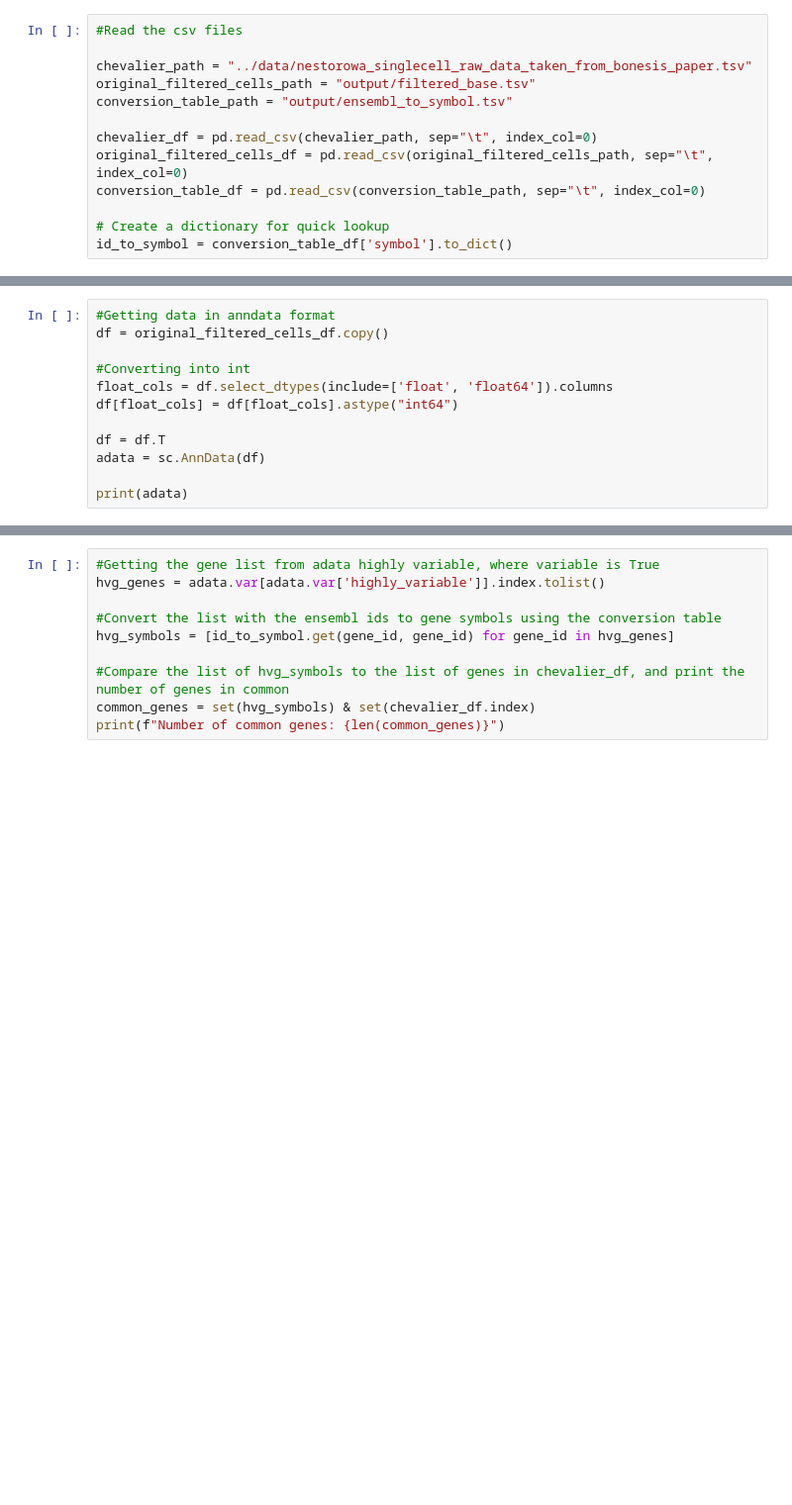
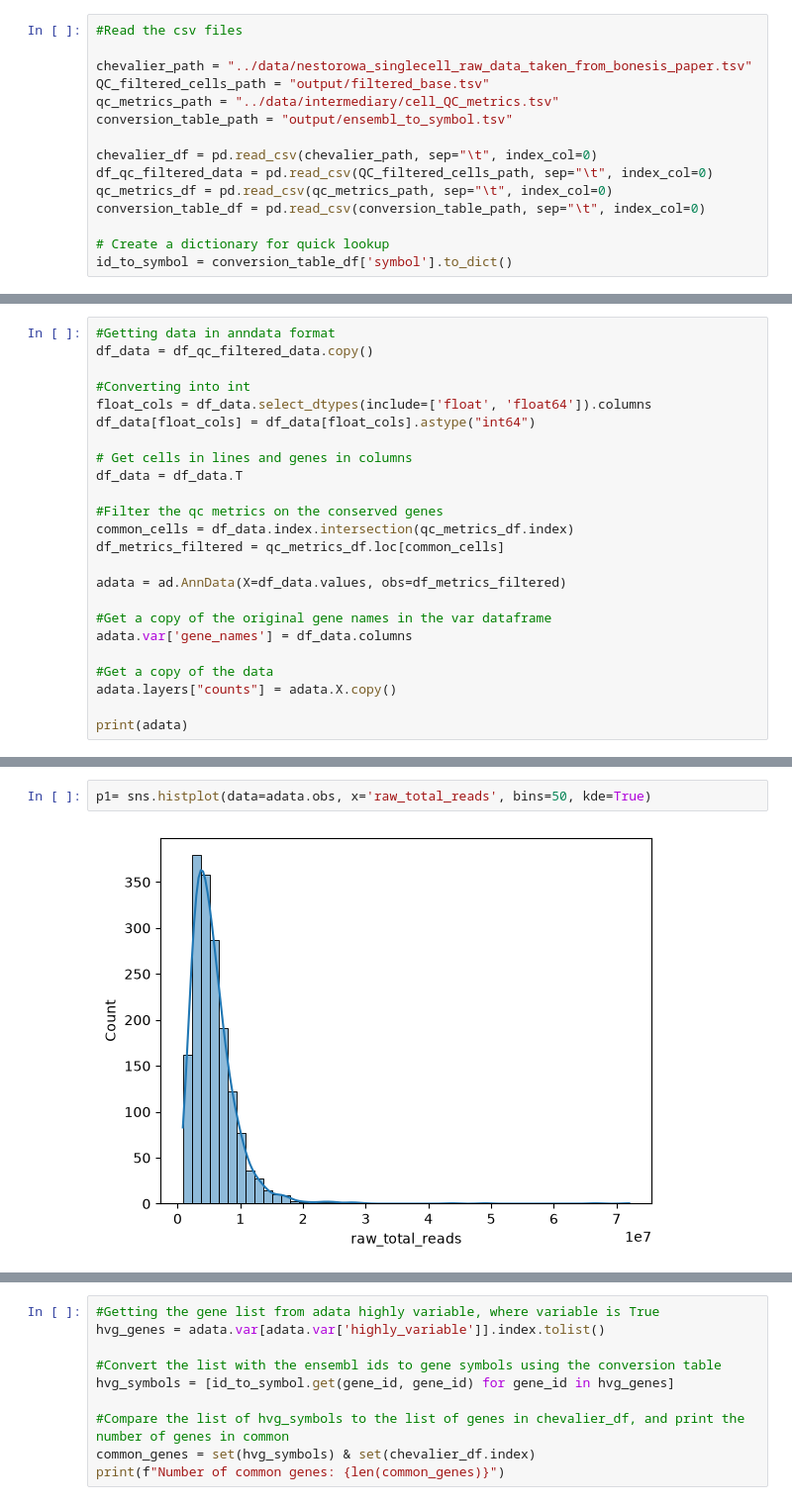
Before and after one commit to erenkumak/Computational-Systems-Biology-of-Cancer---Project-, a Jupyter notebook: QC_programms/QC_gene_filtering.ipynb, the cells around one changed output, grey strips where cells are left out. Shown at 99% size. Saved outputs shown, nothing was run; the diff lists cells and outputs as text; blank space fills up the shorter version.

```diff
--- a/QC_programms/QC_gene_filtering.ipynb
+++ b/QC_programms/QC_gene_filtering.ipynb
@@ -6,11 +9,13 @@ import scanpy as sc
 #Read the csv files
 
 chevalier_path = "../data/nestorowa_singlecell_raw_data_taken_from_bonesis_paper.tsv"
-original_filtered_cells_path = "output/filtered_base.tsv"
+QC_filtered_cells_path = "output/filtered_base.tsv"
+qc_metrics_path = "../data/intermediary/cell_QC_metrics.tsv"
 conversion_table_path = "output/ensembl_to_symbol.tsv"
 
 chevalier_df = pd.read_csv(chevalier_path, sep="\t", index_col=0)
-original_filtered_cells_df = pd.read_csv(original_filtered_cells_path, sep="\t", index_col=0)
+df_qc_filtered_data = pd.read_csv(QC_filtered_cells_path, sep="\t", index_col=0)
+qc_metrics_df = pd.read_csv(qc_metrics_path, sep="\t", index_col=0)
 conversion_table_df = pd.read_csv(conversion_table_path, sep="\t", index_col=0)
 
 # Create a dictionary for quick lookup
@@ -57,13 +47,25 @@ We will now implement Pearson's residues approximation method.
 # %%
 #Getting data in anndata format
-df = original_filtered_cells_df.copy()
+df_data = df_qc_filtered_data.copy()
 
 #Converting into int
-float_cols = df.select_dtypes(include=['float', 'float64']).columns
-df[float_cols] = df[float_cols].astype("int64")
+float_cols = df_data.select_dtypes(include=['float', 'float64']).columns
+df_data[float_cols] = df_data[float_cols].astype("int64")
 
-df = df.T
-adata = sc.AnnData(df)
+# Get cells in lines and genes in columns
+df_data = df_data.T
+
+#Filter the qc metrics on the conserved genes
+common_cells = df_data.index.intersection(qc_metrics_df.index)
+df_metrics_filtered = qc_metrics_df.loc[common_cells]
+
+adata = ad.AnnData(X=df_data.values, obs=df_metrics_filtered)
+
+#Get a copy of the original gene names in the var dataframe
+adata.var['gene_names'] = df_data.columns
+
+#Get a copy of the data
+adata.layers["counts"] = adata.X.copy()
 
 print(adata)
 # %% [output]
@@ -71,0 +76,4 @@ AnnData object with n_obs × n_vars = 1691 × 43152
+# %%
+p1= sns.histplot(data=adata.obs, x='raw_total_reads', bins=50, kde=True)
+# %% [output]
+[figure, added]
```
Also changed, not shown: parts of 15 cells of this notebook, 1 other file.
